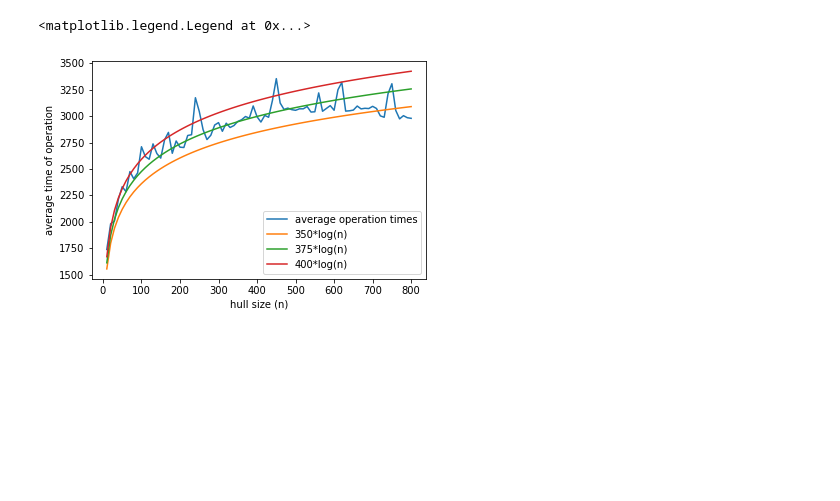
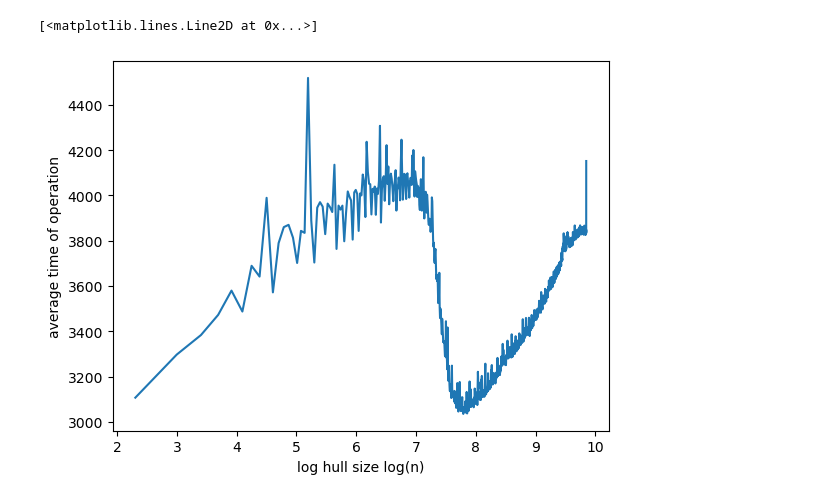
Before and after one commit to sumeetshirgure/DynamicPlanarHull, a Jupyter notebook: notes/RunningTimes.ipynb, the cells around one changed output. Drawn from its saved outputs; the diff is of its cells as text; code cells hidden in the pictures; blank space fills up the shorter version.

```diff
--- a/notes/RunningTimes.ipynb
+++ b/notes/RunningTimes.ipynb
@@ -4,8 +4,8 @@ import numpy as np
 import matplotlib.pyplot as plt
 from collections import defaultdict
 # %%
-n_points = 2000
-num_runs = n_points
+n_points = 100000
+num_runs = 1000
 
 table = defaultdict(list)
 for run_no in range(num_runs) :
@@ -57,17 +57,13 @@ avg_times = np.array(avg_times)
 avg_deviations = np.array(avg_deviations)
 # %%
 # Generate average running time plot.
-plt.xlabel('hull size (n)')
+plt.xlabel('log hull size log(n)')
 plt.ylabel('average time of operation')
 
-plt.plot(avg_sizes, avg_times, label='average operation times')
-
-for k in (350, 375, 400) :
-    plt.plot( avg_sizes, k * np.log(avg_sizes) + 750, label=f'{k}*log(n)' )
-plt.legend()
+plt.plot(np.log(avg_sizes), avg_times, label='average operation times')
 # %% [output]
-<matplotlib.legend.Legend at 0x...>
+[<matplotlib.lines.Line2D at 0x...>]
-[figure, old version]
+[figure, new version]
 # %%
 # Generate deviation plot.
 plt.xlabel('hull size (n)')
```
Also changed, not shown: parts of 4 cells of this notebook.
